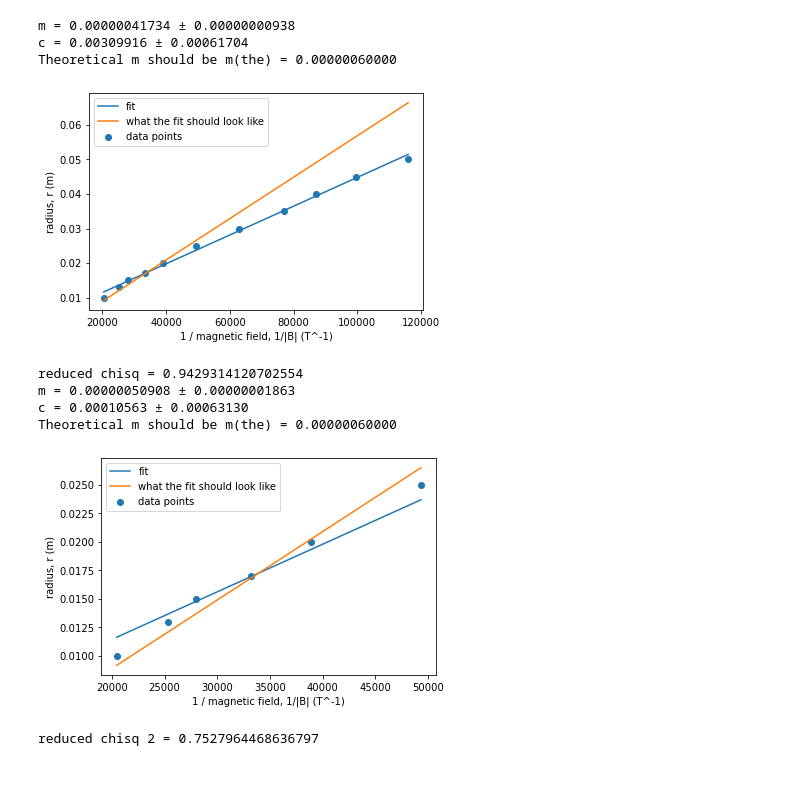
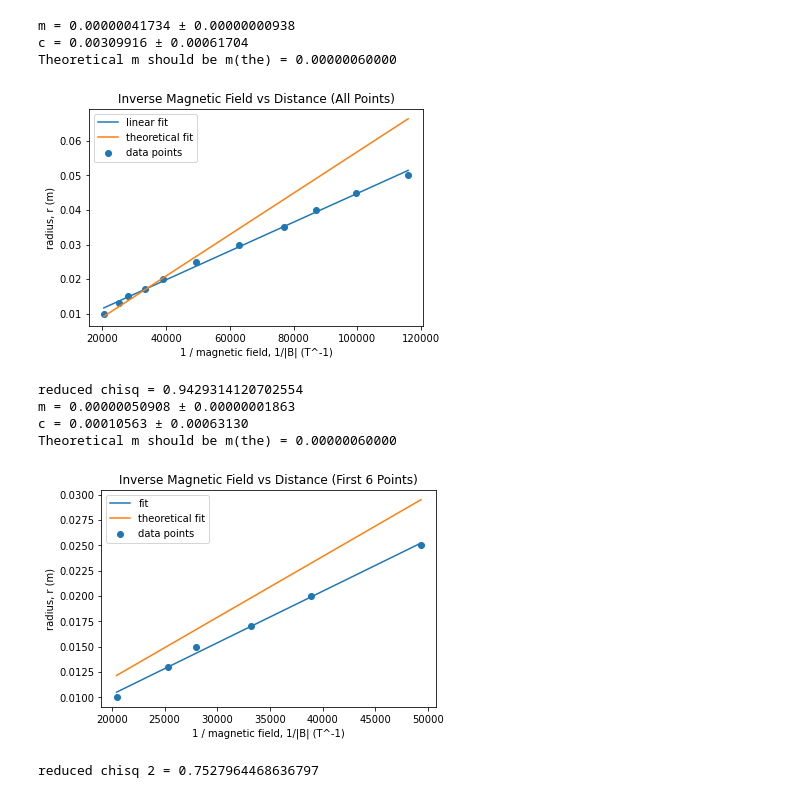
Before and after one commit to evilpegasus/physics5bl, a Jupyter notebook: capstone/Physics 5BL Capstone One Wire Analysis.ipynb, the cells around one changed output. Cells and saved outputs as stored; diff of their text form; code cells hidden in the pictures.

```diff
--- a/capstone/Physics 5BL Capstone One Wire Analysis.ipynb
+++ b/capstone/Physics 5BL Capstone One Wire Analysis.ipynb
@@ -2,6 +2,7 @@
 import numpy as np
 import scipy.optimize as opt
 import matplotlib.pyplot as plt
+import pandas as pd
 
 def st_err(datapts):
     return np.std(datapts, ddof=1)/np.sqrt(len(datapts))
@@ -107,7 +108,7 @@ y50 = 1 / delta_B50[0], (1 / delta_B50[0])**2 * delta_B50[1]
 
 radius = np.array([1.0, 1.3, 1.5, 1.7, 2.0, 2.5, 3.0, 3.5, 4.0, 4.5, 5.0])*10**-2
 y_values = abs(np.array([y10[0], y13[0], y15[0], y17[0], y20[0], y25[0], y30[0], y35[0], y40[0], y45[0], y50[0]]))
-y_err = [y10[1], y13[1], y15[1], y17[1], y20[1], y25[1], y30[1], y35[1], y40[1], y45[1], y50[1]]
+y_err = np.array([y10[1], y13[1], y15[1], y17[1], y20[1], y25[1], y30[1], y35[1], y40[1], y45[1], y50[1]])
 
 opt_par, opt_cov = opt.curve_fit(linear_model, y_values, radius)
 m_lin, c_lin = opt_par
@@ -119,12 +120,14 @@ print("m = %5.11f \u00b1 %5.11f " % (m_lin, dm_lin))
 print("c = %5.8f \u00b1 %5.8f " % (c_lin, dc_lin))
 print("Theoretical m should be m(the) = %5.11f" % (m_theory))
 
+# plt.errorbar(y_values, radius, yerr = y_err, fmt = "ko", label = "data points")
 plt.scatter(y_values, radius, label = "data points")
-plt.plot(y_values, y_values * m_lin + c_lin, label = "fit")
-plt.plot(y_values, y_values * m_theory - c_lin, label = "what the fit should look like")
+plt.plot(y_values, y_values * m_lin + c_lin, label = "linear fit")
+plt.plot(y_values, y_values * m_theory - c_lin, label = "theoretical fit")
 plt.ylabel("radius, r (m)")
 plt.xlabel("1 / magnetic field, 1/|B| (T^-1)")
 plt.legend()
+plt.title("Inverse Magnetic Field vs Distance (All Points)")
 plt.show()
 
 def chisq(predicted, observed, errors):
@@ -139,39 +142,40 @@ print("reduced chisq =", reduced_chisq1)
 
 opt_par2, opt_cov2 = opt.curve_fit(linear_model, y_values[0:6], radius[0:6])
 m_lin2, c_lin2 = opt_par2
 dm_lin2, dc_lin2 = np.sqrt(np.diag(opt_cov2))
 
 m_theory = mu*I/(2*np.pi)
 
 print("m = %5.11f \u00b1 %5.11f " % (m_lin2, dm_lin2))
 print("c = %5.8f \u00b1 %5.8f " % (c_lin2, dc_lin2))
 print("Theoretical m should be m(the) = %5.11f" % (m_theory))
 
 plt.scatter(y_values[0:6], radius[0:6], label = "data points")
-plt.plot(y_values[0:6], y_values[0:6] * m_lin + c_lin, label = "fit")
-plt.plot(y_values[0:6], y_values[0:6] * m_theory - c_lin, label = "what the fit should look like")
+plt.plot(y_values[0:6], y_values[0:6] * m_lin2 + c_lin2, label = "fit")
+plt.plot(y_values[0:6], y_values[0:6] * m_theory - c_lin2, label = "theoretical fit")
 plt.ylabel("radius, r (m)")
 plt.xlabel("1 / magnetic field, 1/|B| (T^-1)")
 plt.legend()
+plt.title("Inverse Magnetic Field vs Distance (First 6 Points)")
 plt.show()
 
 def chisq(predicted, observed, errors):
     res = observed-predicted
     norm_res = res / errors
     return np.sum(norm_res**2)
 
 chisq2 = chisq(radius[0:6], y_values[0:6] * m_lin2 + c_lin2, [0.0005]*6)
 reduced_chisq2 = chisq2 / 4
 
 print("reduced chisq 2 =", reduced_chisq2)
 # %% [output]
 m = 0.00000041734 ± 0.00000000938
 c = 0.00309916 ± 0.00061704
 Theoretical m should be m(the) = 0.00000060000
-[figure, old version]
+[figure, new version]
 reduced chisq = 0.9429314120702554
 m = 0.00000050908 ± 0.00000001863
 c = 0.00010563 ± 0.00063130
 Theoretical m should be m(the) = 0.00000060000
-[figure, old version]
+[figure, new version]
 reduced chisq 2 = 0.7527964468636797
```
Also changed, not shown: parts of 2 cells of this notebook, 1 other file.
